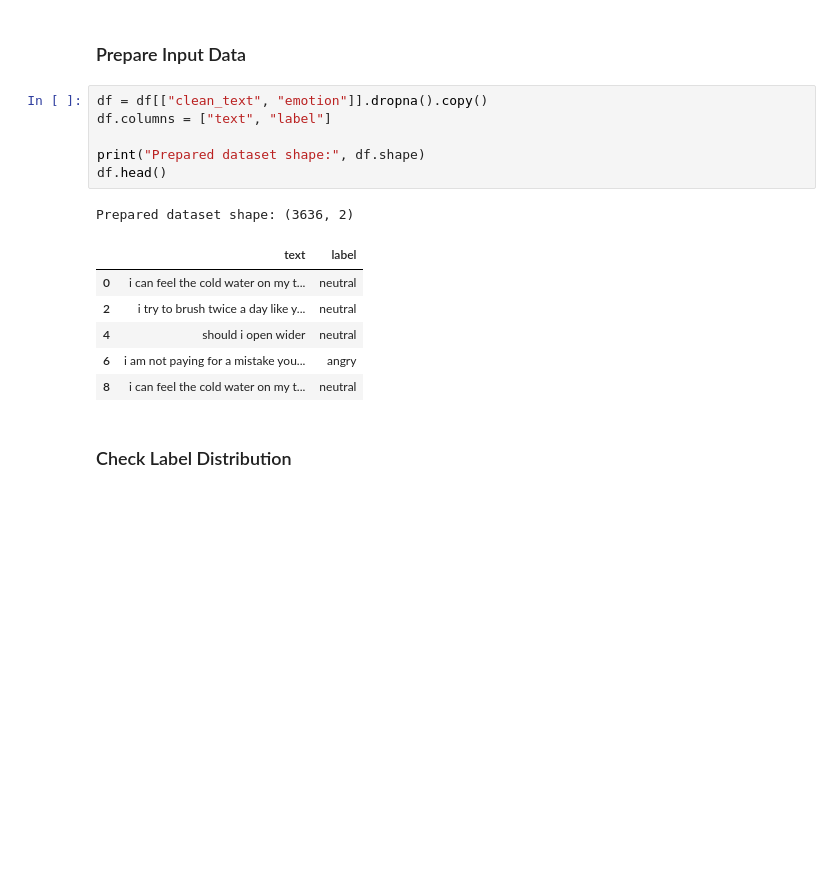
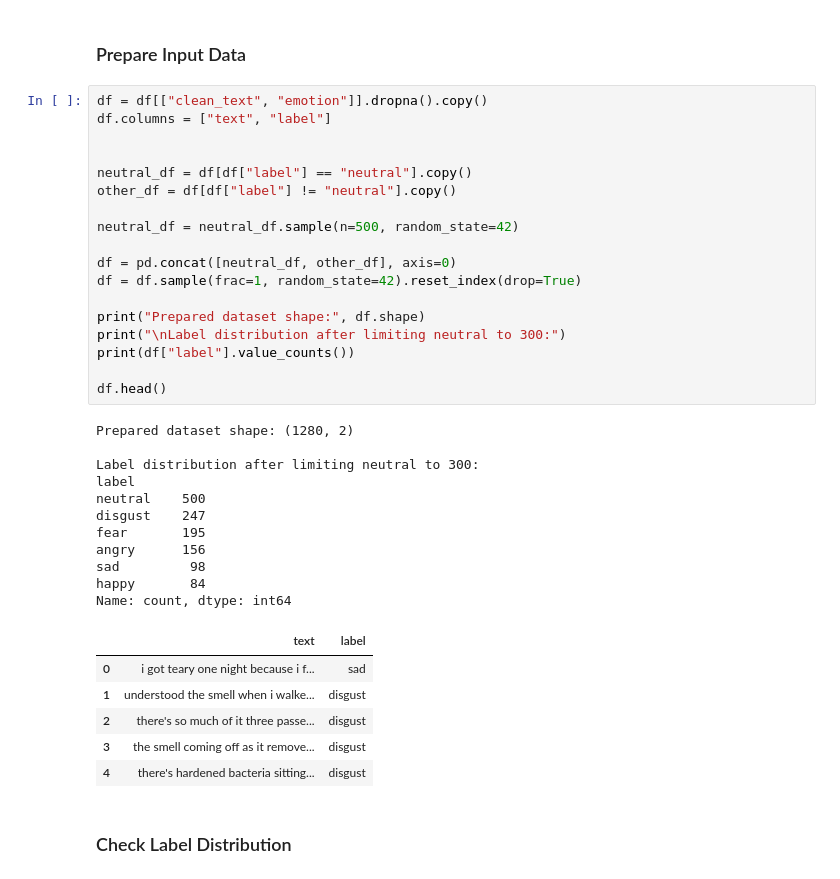
Before and after one commit to Grace6687003/Senior_Project_Text_Mining, a Jupyter notebook: 02_preprocess_deeplearning_sequences.ipynb, the cells around one changed output. Drawn from its saved outputs; the diff is of its cells as text; blank space fills up the shorter version.

```diff
--- a/02_preprocess_deeplearning_sequences.ipynb
+++ b/02_preprocess_deeplearning_sequences.ipynb
@@ -134,20 +135,42 @@ df.head()
 | 8 | patient | I can feel the cold water on my t... | neutral | i can feel the cold water on my t... |
 # %% [markdown]
 ### Prepare Input Data
-# %%
-df = df[["clean_text", "emotion"]].dropna().copy()
-df.columns = ["text", "label"]
-
-print("Prepared dataset shape:", df.shape)
-df.head()
-# %% [output]
-Prepared dataset shape: (3636, 2)
-|  | text | label |
-| 0 | i can feel the cold water on my t... | neutral |
-| 2 | i try to brush twice a day like y... | neutral |
-| 4 | should i open wider | neutral |
-| 6 | i am not paying for a mistake you... | angry |
-| 8 | i can feel the cold water on my t... | neutral |
+# %%
+df = df[["clean_text", "emotion"]].dropna().copy()
+df.columns = ["text", "label"]
+
+
+neutral_df = df[df["label"] == "neutral"].copy()
+other_df = df[df["label"] != "neutral"].copy()
+
+neutral_df = neutral_df.sample(n=500, random_state=42)
+
+df = pd.concat([neutral_df, other_df], axis=0)
+df = df.sample(frac=1, random_state=42).reset_index(drop=True)
+
+print("Prepared dataset shape:", df.shape)
+print("\nLabel distribution after limiting neutral to 300:")
+print(df["label"].value_counts())
+
+df.head()
+# %% [output]
+Prepared dataset shape: (1280, 2)
+
+Label distribution after limiting neutral to 300:
+label
+neutral    500
+disgust    247
+fear       195
+angry      156
+sad         98
+happy       84
+Name: count, dtype: int64
+|  | text | label |
+| 0 | i got teary one night because i f... | sad |
+| 1 | understood the smell when i walke... | disgust |
+| 2 | there's so much of it three passe... | disgust |
+| 3 | the smell coming off as it remove... | disgust |
+| 4 | there's hardened bacteria sitting... | disgust |
 # %% [markdown]
 ### Check Label Distribution
 # %%
```
Also changed, not shown: parts of 21 cells of this notebook, 2 other files.
